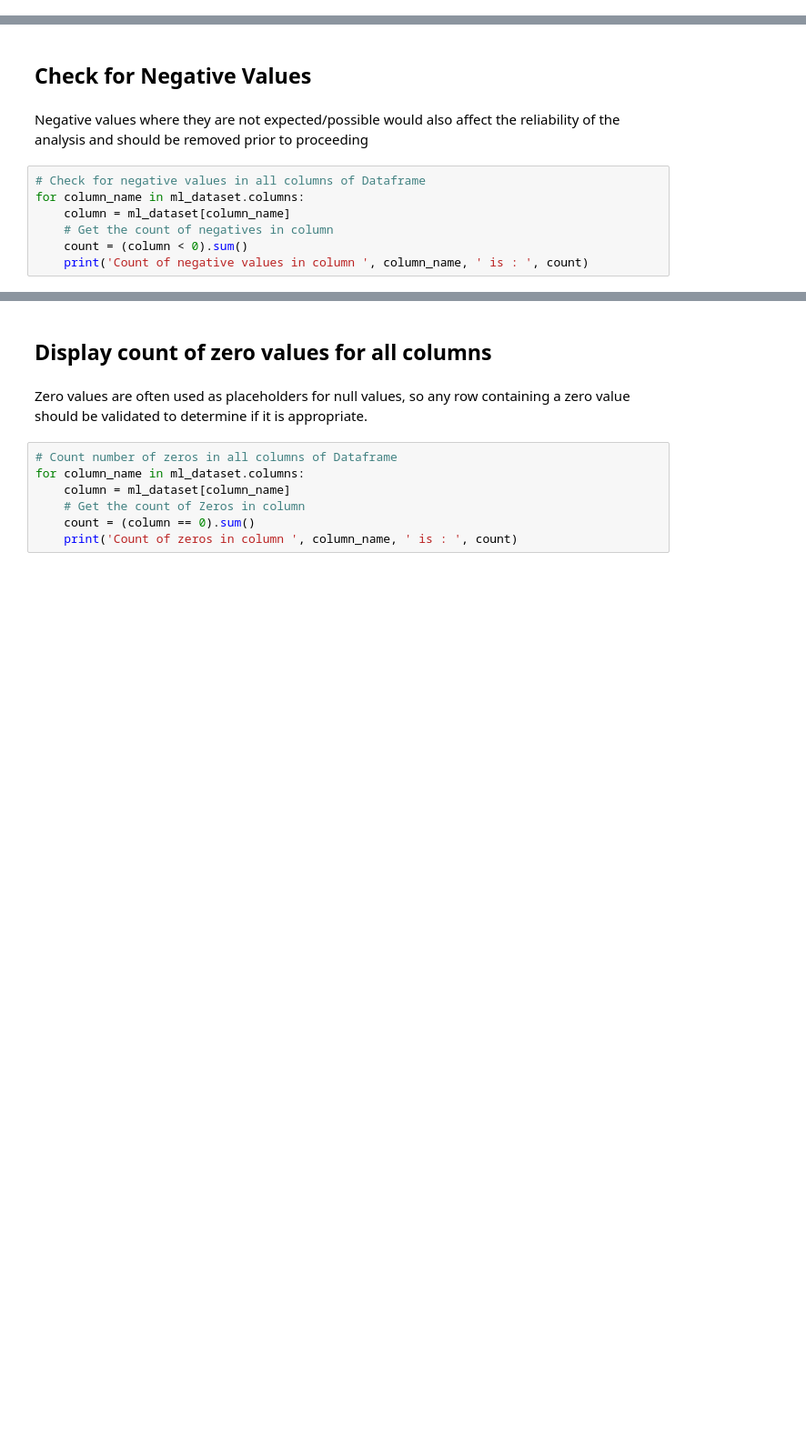
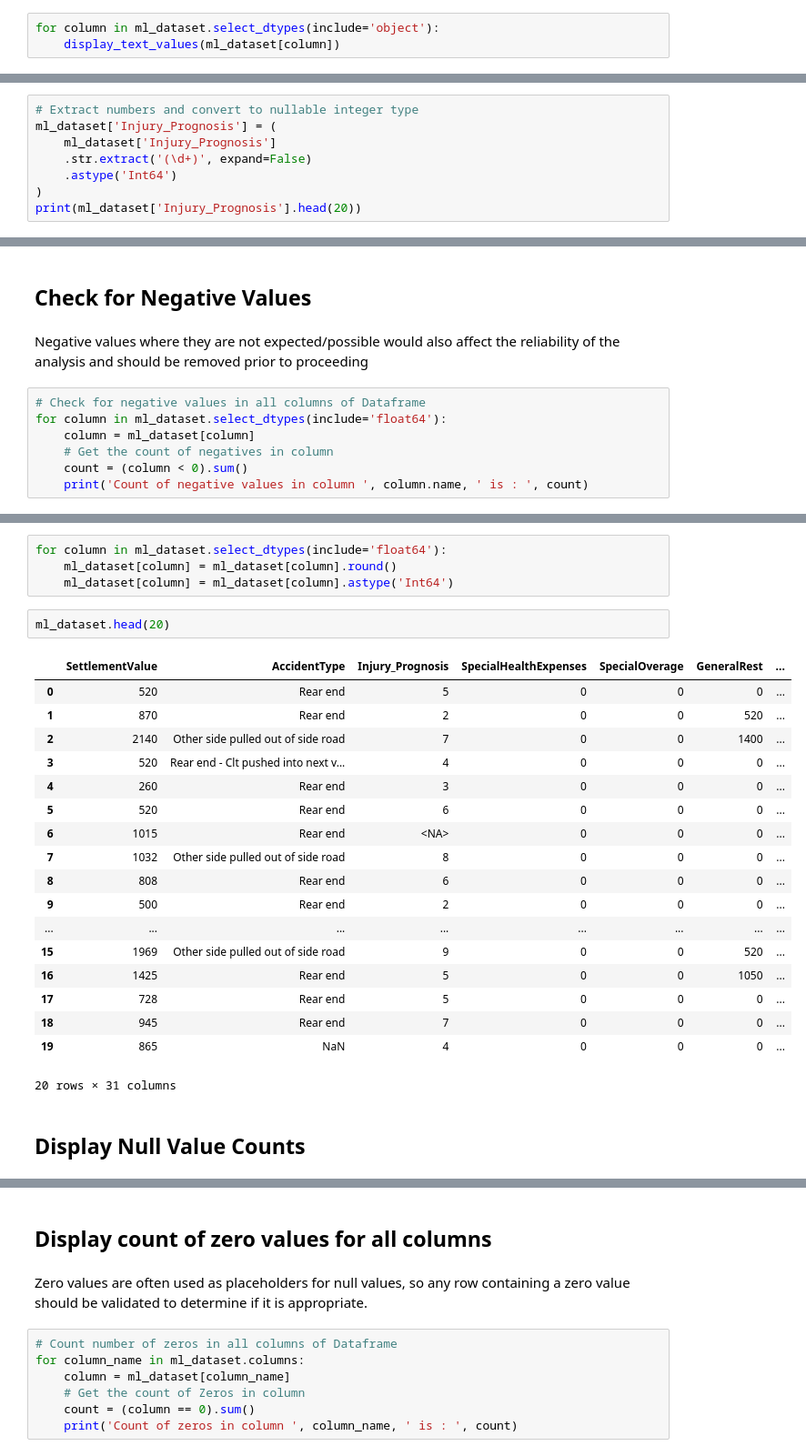
Before and after one commit to DominicEmerson/DESD-AAI-Y3-Group10, a Jupyter notebook: ML-Research/AAI-Assignment-DatasetExploration.ipynb, the cells around one changed output, grey strips where cells are left out. Shown: that part at 91% size. Saved outputs shown, nothing was run; the diff lists cells and outputs as text; blank space fills up the shorter version.

```diff
--- a/ML-Research/AAI-Assignment-DatasetExploration.ipynb
+++ b/ML-Research/AAI-Assignment-DatasetExploration.ipynb
@@ -125,0 +148,3 @@ ml_dataset.isnull().sum()
+# %%
+for column in ml_dataset.select_dtypes(include='object'):
+    display_text_values(ml_dataset[column])
@@ -125,0 +180,8 @@ ml_dataset.isnull().sum()
+# %%
+# Extract numbers and convert to nullable integer type
+ml_dataset['Injury_Prognosis'] = (
+    ml_dataset['Injury_Prognosis']
+    .str.extract('(\d+)', expand=False)
+    .astype('Int64')
+)
+print(ml_dataset['Injury_Prognosis'].head(20))
@@ -140,8 +229,8 @@ print(ml_dataset[duplicates])
 Negative values where they are not expected/possible would also affect the reliability of the analysis and should be removed prior to proceeding
 # %%
 # Check for negative values in all columns of Dataframe
-for column_name in ml_dataset.columns:
-    column = ml_dataset[column_name]
+for column in ml_dataset.select_dtypes(include='float64'):
+    column = ml_dataset[column]
     # Get the count of negatives in column
     count = (column < 0).sum()
-    print('Count of negative values in column ', column_name, ' is : ', count)
+    print('Count of negative values in column ', column.name, ' is : ', count)
@@ -147,0 +264,27 @@ for column_name in ml_dataset.columns:
+# %%
+for column in ml_dataset.select_dtypes(include='float64'):
+    ml_dataset[column] = ml_dataset[column].round()
+    ml_dataset[column] = ml_dataset[column].astype('Int64')
+# %%
+ml_dataset.head(20)
+# %% [output]
+|  | SettlementValue | AccidentType | Injury_Prognosis | SpecialHealthExpenses | SpecialOverage | GeneralRest | ... |
+| 0 | 520 | Rear end | 5 | 0 | 0 | 0 | ... |
+| 1 | 870 | Rear end | 2 | 0 | 0 | 520 | ... |
+| 2 | 2140 | Other side pulled out of side road | 7 | 0 | 0 | 1400 | ... |
+| 3 | 520 | Rear end - Clt pushed into next v... | 4 | 0 | 0 | 0 | ... |
+| 4 | 260 | Rear end | 3 | 0 | 0 | 0 | ... |
+| 5 | 520 | Rear end | 6 | 0 | 0 | 0 | ... |
+| 6 | 1015 | Rear end | <NA> | 0 | 0 | 0 | ... |
+| 7 | 1032 | Other side pulled out of side road | 8 | 0 | 0 | 0 | ... |
+| 8 | 808 | Rear end | 6 | 0 | 0 | 0 | ... |
+| 9 | 500 | Rear end | 2 | 0 | 0 | 0 | ... |
+| ... | ... | ... | ... | ... | ... | ... | ... |
+| 15 | 1969 | Other side pulled out of side road | 9 | 0 | 0 | 520 | ... |
+| 16 | 1425 | Rear end | 5 | 0 | 0 | 1050 | ... |
+| 17 | 728 | Rear end | 5 | 0 | 0 | 0 | ... |
+| 18 | 945 | Rear end | 7 | 0 | 0 | 0 | ... |
+| 19 | 865 | NaN | 4 | 0 | 0 | 0 | ... |
+20 rows × 31 columns
+# %% [markdown]
+## Display Null Value Counts
```
Also changed, not shown: parts of 45 cells of this notebook.
